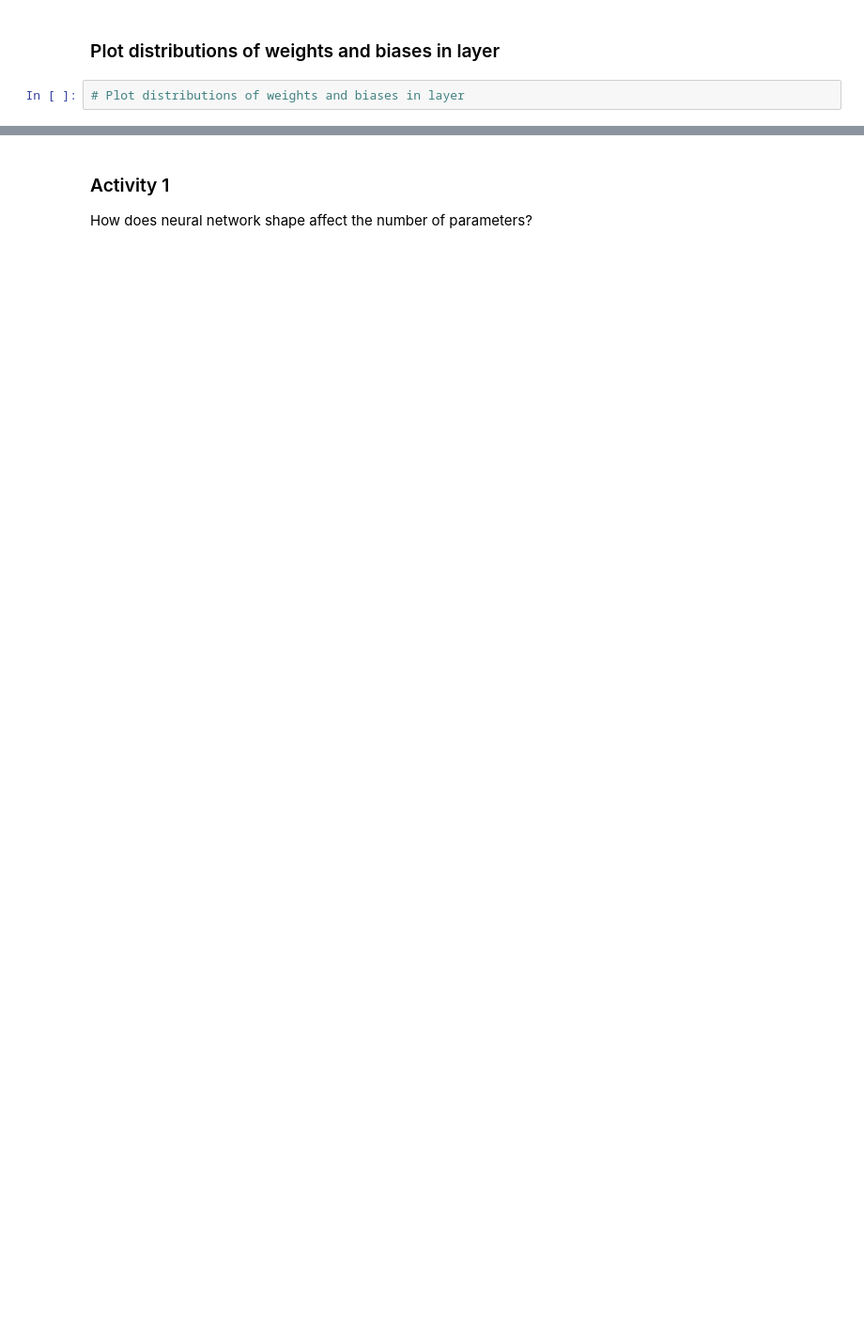
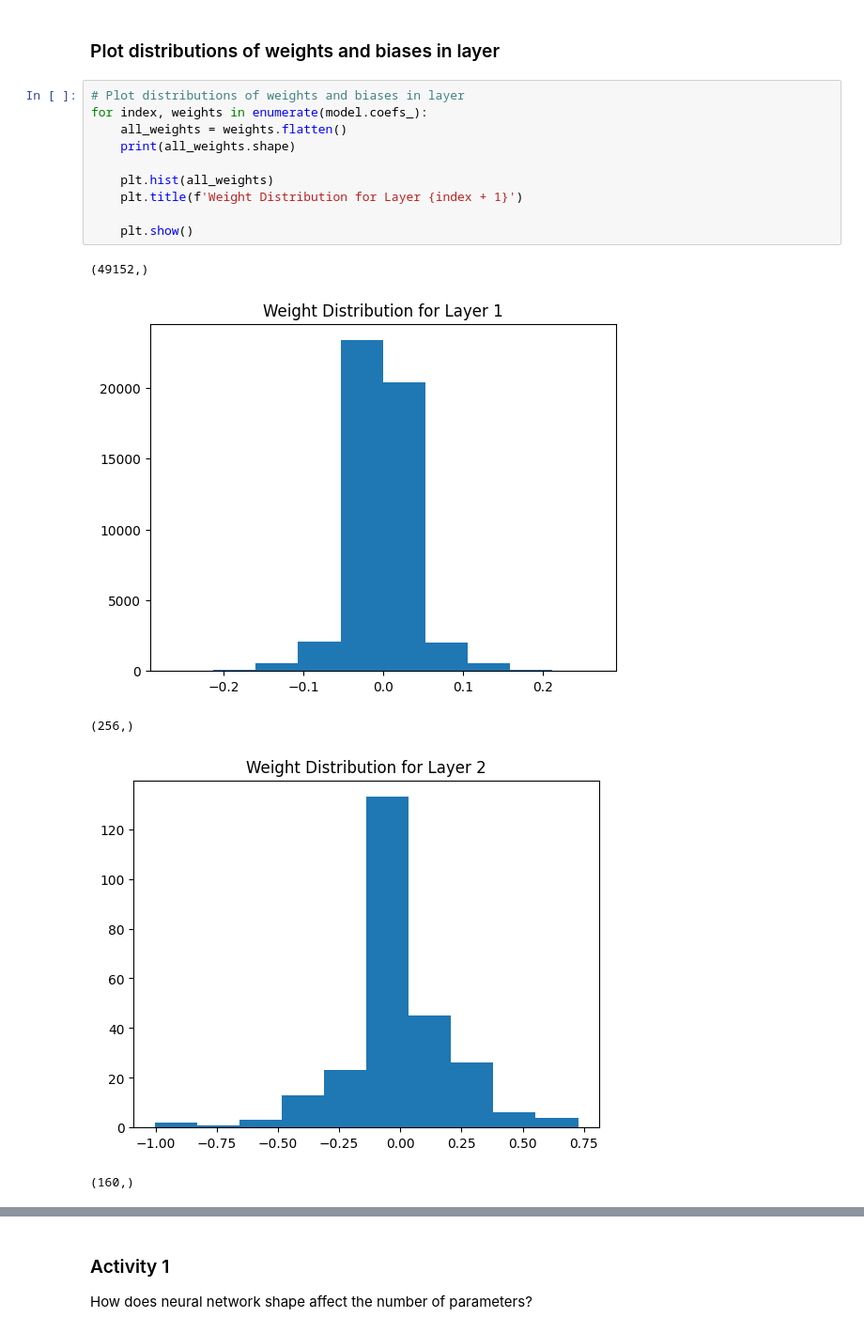
Before and after one commit to UH-MBBE/BE-491-Lecture-22, a Jupyter notebook: L22_notes.ipynb, the cells around one changed output, grey strips where cells are left out. Shown: that part at 94% size. Drawn from its saved outputs; the diff is of its cells as text; blank space fills up the shorter version.

```diff
--- a/L22_notes.ipynb
+++ b/L22_notes.ipynb
@@ -139,4 +249,18 @@ model.fit(X_train, y_train)
 # %% [markdown]
 ### Plot distributions of weights and biases in layer
-# %%
-# Plot distributions of weights and biases in layer
+# %%
+# Plot distributions of weights and biases in layer
+for index, weights in enumerate(model.coefs_):
+    all_weights = weights.flatten()
+    print(all_weights.shape)
+
+    plt.hist(all_weights)
+    plt.title(f'Weight Distribution for Layer {index + 1}')
+
+    plt.show()
+# %% [output]
+(49152,)
+[figure, added]
+(256,)
+[figure, added]
+(160,)
```
Also changed, not shown: parts of 24 cells of this notebook.
